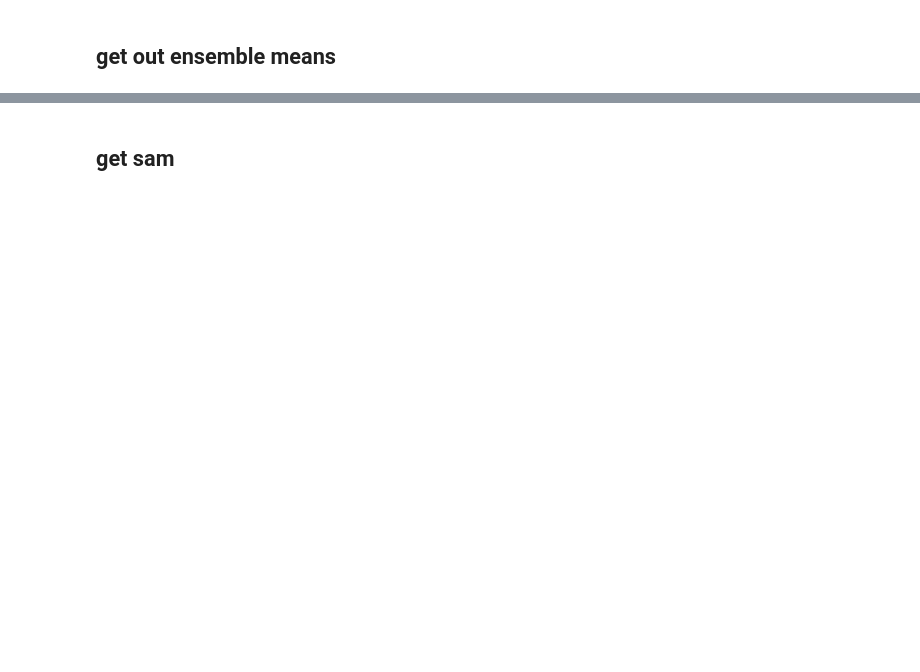
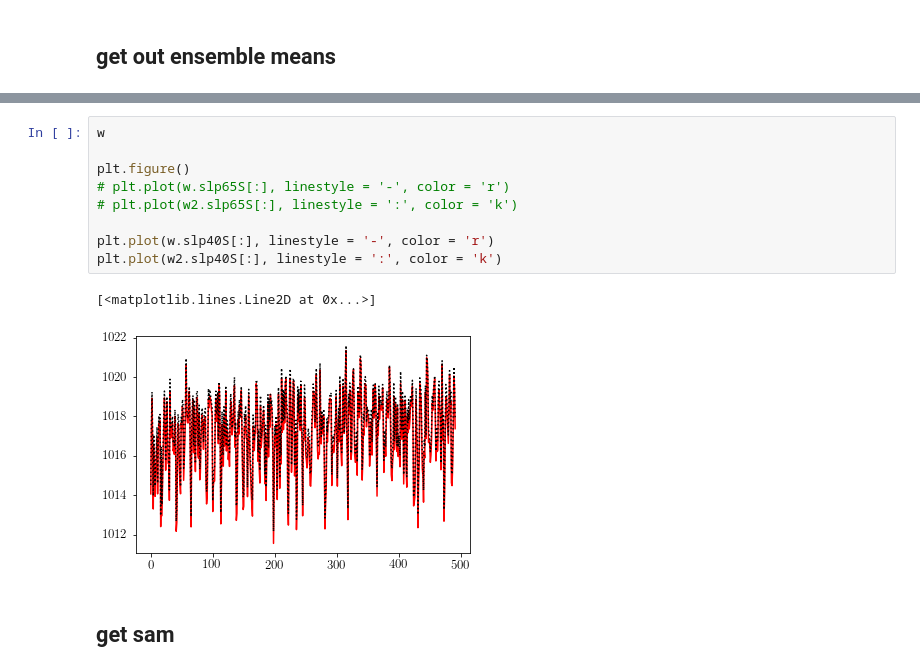
Before and after one commit to tjarnikova/windEval, a Jupyter notebook: SAMprocCode/SAM-UKESM3M.ipynb, the cells around one changed output, grey strips where cells are left out. Cells and saved outputs as stored; diff of their text form; blank space fills up the shorter version.

```diff
--- a/SAMprocCode/SAM-UKESM3M.ipynb
+++ b/SAMprocCode/SAM-UKESM3M.ipynb
@@ -786,3 +710,15 @@ w2 = xr.open_dataset(('/gpfs/data/greenocean2/software/products/windsFromCompone
+# %%
+w
+
+plt.figure()
+# plt.plot(w.slp65S[:], linestyle = '-', color = 'r')
+# plt.plot(w2.slp65S[:], linestyle = ':', color = 'k')
+
+plt.plot(w.slp40S[:], linestyle = '-', color = 'r')
+plt.plot(w2.slp40S[:], linestyle = ':', color = 'k')
+# %% [output]
+[<matplotlib.lines.Line2D at 0x...>]
+[figure, added]
 # %% [markdown]
 ## get sam
 # %%
```
Also changed, not shown: parts of 27 cells of this notebook, 8 other files.
